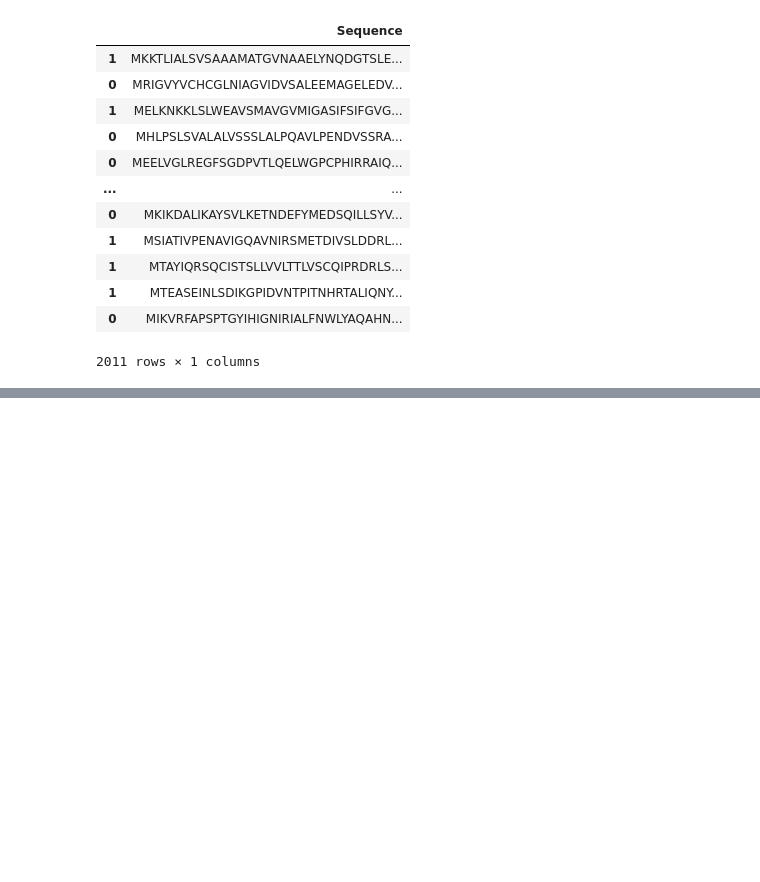
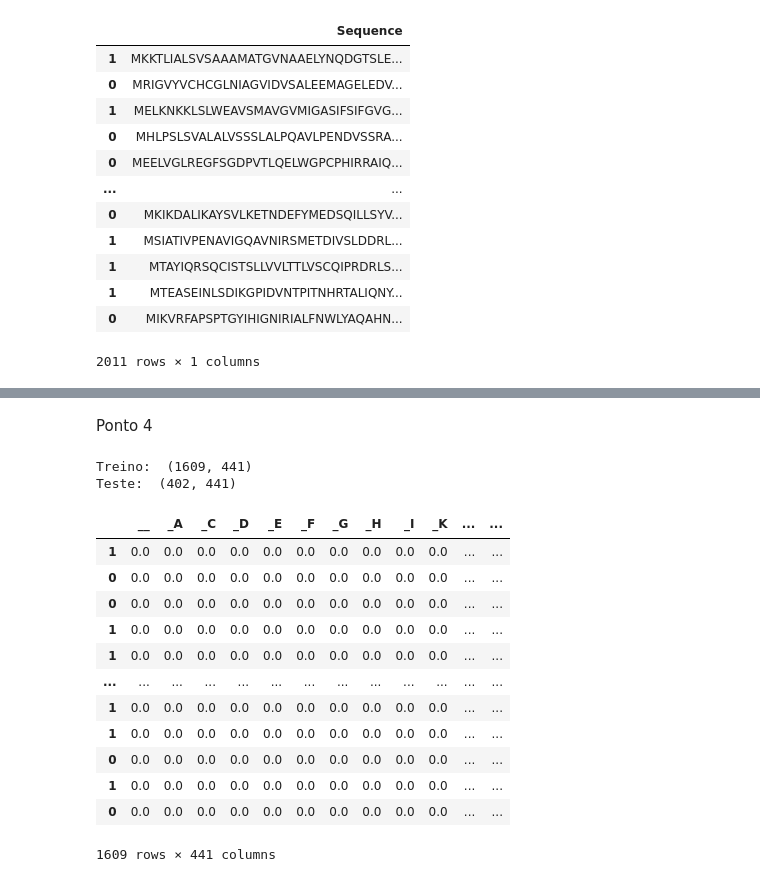
Before and after one commit to carinaa9/si, a Jupyter notebook: scripts/aula8.ipynb, the cells around one changed output, grey strips where cells are left out. Cells and saved outputs as stored; diff of their text form; code cells hidden in the pictures; blank space fills up the shorter version.

```diff
--- a/scripts/aula8.ipynb
+++ b/scripts/aula8.ipynb
@@ -64,8 +173,8 @@ dataset = 'C:/Users/Asus/si/datasets/transporters.csv'
 
 # ler dataset com read csv
 
-data = read_csv(dataset, sep=",", label=True, features=True)
-data.print_dataframe()
+transporters = read_csv(dataset, sep=",", label=True, features=True)
+transporters.print_dataframe()
 # %% [output]
 |  | Sequence |
 | 1 | MKKTLIALSVSAAAMATGVNAAELYNQDGTSLE... |
@@ -82,0 +194,6 @@ data.print_dataframe()
+# %%
+k = 2 # tamanho da substring
+kmer = KMer(k, alphabet = 'PROTEIN')
+
+# fit do modelo
+kmer_transporters = kmer.fit_transform(transporters)
@@ -82,0 +202,3 @@ data.print_dataframe()
+# %%
+kmer_transporters.X = StandardScaler().fit_transform(kmer_transporters.X)
+kmer_transporters.X
@@ -82,0 +219,25 @@ data.print_dataframe()
+# %% [markdown]
+Ponto 4
+# %%
+transporters_train, transporters_test = train_test_split(kmer_transporters)
+print('Treino: ', transporters_train.shape())
+print('Teste: ', transporters_test.shape())
+# %% [output]
+Treino:  (1609, 441)
+Teste:  (402, 441)
+# %%
+transporters_train.print_dataframe()
+# %% [output]
+|  | __ | _A | _C | _D | _E | _F | _G | _H | _I | _K | ... | ... |
+| 1 | 0.0 | 0.0 | 0.0 | 0.0 | 0.0 | 0.0 | 0.0 | 0.0 | 0.0 | 0.0 | ... | ... |
+| 0 | 0.0 | 0.0 | 0.0 | 0.0 | 0.0 | 0.0 | 0.0 | 0.0 | 0.0 | 0.0 | ... | ... |
+| 0 | 0.0 | 0.0 | 0.0 | 0.0 | 0.0 | 0.0 | 0.0 | 0.0 | 0.0 | 0.0 | ... | ... |
+| 1 | 0.0 | 0.0 | 0.0 | 0.0 | 0.0 | 0.0 | 0.0 | 0.0 | 0.0 | 0.0 | ... | ... |
+| 1 | 0.0 | 0.0 | 0.0 | 0.0 | 0.0 | 0.0 | 0.0 | 0.0 | 0.0 | 0.0 | ... | ... |
+| ... | ... | ... | ... | ... | ... | ... | ... | ... | ... | ... | ... | ... |
+| 1 | 0.0 | 0.0 | 0.0 | 0.0 | 0.0 | 0.0 | 0.0 | 0.0 | 0.0 | 0.0 | ... | ... |
+| 1 | 0.0 | 0.0 | 0.0 | 0.0 | 0.0 | 0.0 | 0.0 | 0.0 | 0.0 | 0.0 | ... | ... |
+| 0 | 0.0 | 0.0 | 0.0 | 0.0 | 0.0 | 0.0 | 0.0 | 0.0 | 0.0 | 0.0 | ... | ... |
+| 1 | 0.0 | 0.0 | 0.0 | 0.0 | 0.0 | 0.0 | 0.0 | 0.0 | 0.0 | 0.0 | ... | ... |
+| 0 | 0.0 | 0.0 | 0.0 | 0.0 | 0.0 | 0.0 | 0.0 | 0.0 | 0.0 | 0.0 | ... | ... |
+1609 rows × 441 columns
```
Also changed, not shown: parts of 20 cells of this notebook, 8 other files.
